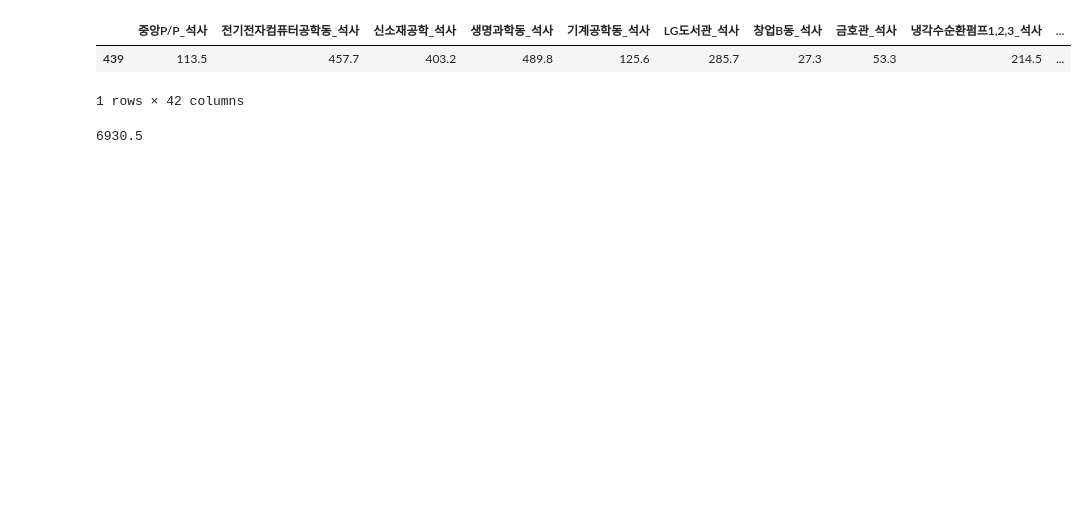
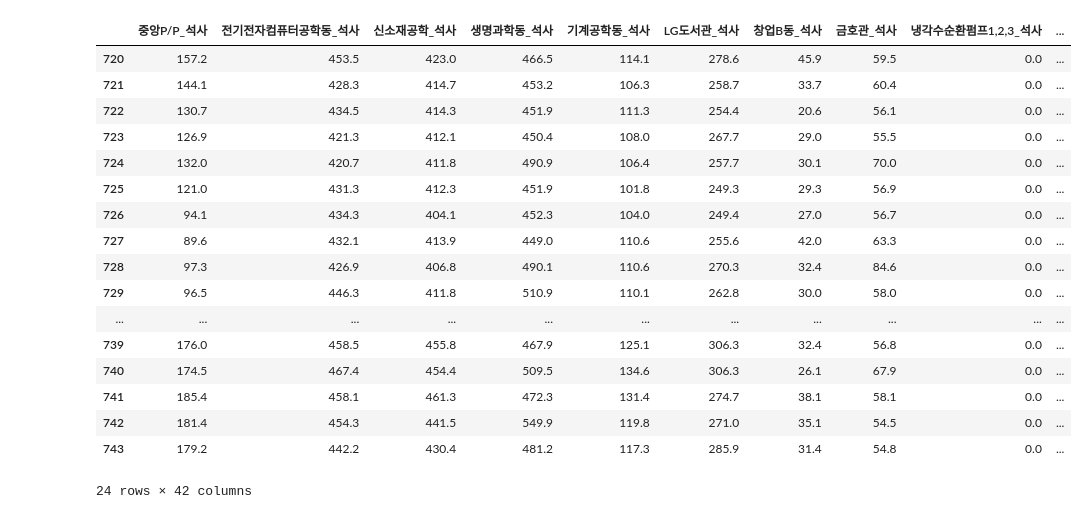
Before and after one commit to y00njaekim/GIST-Campus-EMS, a Jupyter notebook: gist_campus_ems.ipynb, the cells around one changed output. Cells and saved outputs as stored; diff of their text form; code cells hidden in the pictures; blank space fills up the shorter version.

```diff
--- a/gist_campus_ems.ipynb
+++ b/gist_campus_ems.ipynb
@@ -9,10 +9,10 @@ from electrical_load.load_prediction_model import BuildingEnergyModel
 
 # * 모델 선언
 # * 랜덤 시드 값을 모델 간 동일하게 42로 설정
-# * 테스트 데이터 비율을 모델 간 동일하게 0.2로 설정
+# * 테스트 데이터 개수는 모델 간 동일하게 12 설정, 12/62 = 19.35%
 
 random_state = 42
-test_size = 0.2
+test_size = 12
 
 # * 기상 데이터 to 환경 감시 데이터 예측 모델
 env_pred_model = SolarPredictionModelExtended("./solar_power/merged_result.csv", random_state=random_state, test_size=test_size)
@@ -31,11 +31,18 @@ energy_pred_model = BuildingEnergyModel("./electrical_load/merged_data.csv", ran
 energy_pred_model.load_data()
 energy_pred_model.train_model()
 # %%
+
 # * 태양광 발전량 예측 모델에 입력할 정규화된 입력 데이터
+# * test_x 는 1시간 단위의 데이터
+# * test_date 는 예측할 시간의 날짜
+
 import numpy as np
 rand_int = np.random.randint(0, len(env_pred_model.X_test))
 
 test_x = env_pred_model.X_test.iloc[rand_int:rand_int+1, :]
+test_index = test_x.index[0]
+test_date = env_pred_model.data.loc[test_index, 'day']
+
 test_x
 # %% [output]
 |  | 강수확률 | 일최저기온 | 하늘상태 | 일최고기온 | 습도 | 풍향 | 풍속 | time |
@@ -42,0 +50,9 @@ test_x
+# %%
+
+# * 1시간 단위의 데이터와 같은 날짜의 데이터 24개를 합쳐 same_day_X_test 생성
+
+same_day_data = env_pred_model.data[env_pred_model.data['day'] == test_date]
+same_day_data_indexes = same_day_data.index
+same_day_X_test = env_pred_model.X_test.loc[env_pred_model.X_test.index.isin(same_day_data_indexes)]
+
+same_day_X_test
@@ -71,16 +165,24 @@ res_load
 # %%
 # * 실제 전기 부하량
-energy_pred_model.y_test.iloc[rand_int:rand_int+1, :]
+
+same_day_y_test = energy_pred_model.y_test.loc[energy_pred_model.y_test.index.isin(same_day_data_indexes)]
+same_day_y_test
 # %% [output]
 |  | 중앙P/P_석사 | 전기전자컴퓨터공학동_석사 | 신소재공학_석사 | 생명과학동_석사 | 기계공학동_석사 | LG도서관_석사 | 창업B동_석사 | 금호관_석사 | 냉각수순환펌프1,2,3_석사 | ... |
-| 439 | 113.5 | 457.7 | 403.2 | 489.8 | 125.6 | 285.7 | 27.3 | 53.3 | 214.5 | ... |
+| 720 | 157.2 | 453.5 | 423.0 | 466.5 | 114.1 | 278.6 | 45.9 | 59.5 | 0.0 | ... |
+| 721 | 144.1 | 428.3 | 414.7 | 453.2 | 106.3 | 258.7 | 33.7 | 60.4 | 0.0 | ... |
+| 722 | 130.7 | 434.5 | 414.3 | 451.9 | 111.3 | 254.4 | 20.6 | 56.1 | 0.0 | ... |
+| 723 | 126.9 | 421.3 | 412.1 | 450.4 | 108.0 | 267.7 | 29.0 | 55.5 | 0.0 | ... |
+| 724 | 132.0 | 420.7 | 411.8 | 490.9 | 106.4 | 257.7 | 30.1 | 70.0 | 0.0 | ... |
+| 725 | 121.0 | 431.3 | 412.3 | 451.9 | 101.8 | 249.3 | 29.3 | 56.9 | 0.0 | ... |
+| 726 | 94.1 | 434.3 | 404.1 | 452.3 | 104.0 | 249.4 | 27.0 | 56.7 | 0.0 | ... |
+| 727 | 89.6 | 432.1 | 413.9 | 449.0 | 110.6 | 255.6 | 42.0 | 63.3 | 0.0 | ... |
+| 728 | 97.3 | 426.9 | 406.8 | 490.1 | 110.6 | 270.3 | 32.4 | 84.6 | 0.0 | ... |
+| 729 | 96.5 | 446.3 | 411.8 | 510.9 | 110.1 | 262.8 | 30.0 | 58.0 | 0.0 | ... |
+| ... | ... | ... | ... | ... | ... | ... | ... | ... | ... | ... |
+| 739 | 176.0 | 458.5 | 455.8 | 467.9 | 125.1 | 306.3 | 32.4 | 56.8 | 0.0 | ... |
+| 740 | 174.5 | 467.4 | 454.4 | 509.5 | 134.6 | 306.3 | 26.1 | 67.9 | 0.0 | ... |
+| 741 | 185.4 | 458.1 | 461.3 | 472.3 | 131.4 | 274.7 | 38.1 | 58.1 | 0.0 | ... |
+| 742 | 181.4 | 454.3 | 441.5 | 549.9 | 119.8 | 271.0 | 35.1 | 54.5 | 0.0 | ... |
+| 743 | 179.2 | 442.2 | 430.4 | 481.2 | 117.3 | 285.9 | 31.4 | 54.8 | 0.0 | ... |
-1 rows × 42 columns
+24 rows × 42 columns
-# %%
-# * 예측 발전량과 부하량을 통해 전기 요금 산출
-total_predicted_solar = res_solar.sum().sum()
-total_predicted_load = res_load.sum().sum()
-
-# print("Predicted solar power: ", total_predicted_solar)
-# print("Predicted load: ", total_predicted_load)
-# %% [output]
-6930.5
```
Also changed, not shown: parts of 9 cells of this notebook.
